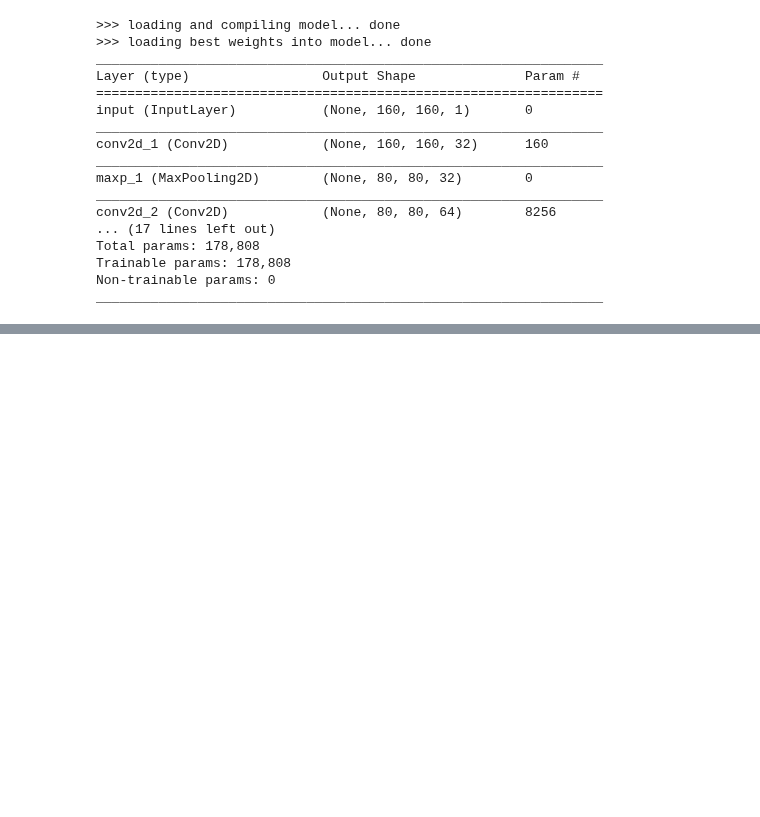
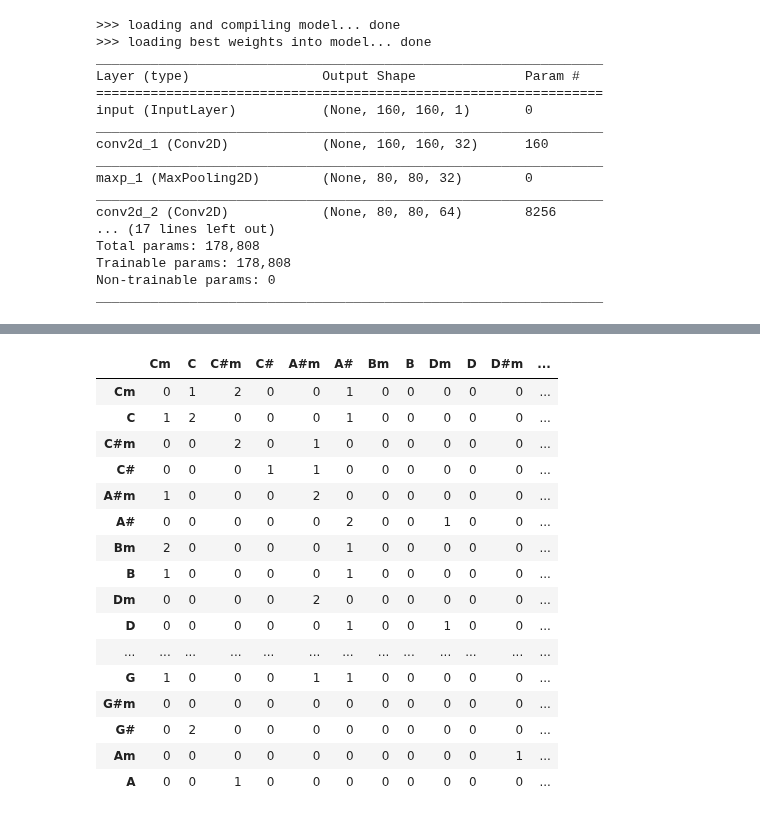
Before and after one commit to damilo/keyestcnn, a Jupyter notebook: model/model.eval.ipynb, the cells around one changed output, grey strips where cells are left out. Cells and saved outputs as stored; diff of their text form; code cells hidden in the pictures; blank space fills up the shorter version.

```diff
--- a/model/model.eval.ipynb
+++ b/model/model.eval.ipynb
@@ -354,0 +450,14 @@ _________________________________________________________________
+# %%
+import os
+import numpy as np
+from sklearn import datasets
+
+PARAM_RND_STATE = 42
+
+container_path = os.path.join ('..', 'src_bench', 'src_spectro')
+load_content = False
+
+src_bench_spectro_data = datasets.load_files (container_path=container_path,
+                                              load_content=load_content,
+                                              random_state=PARAM_RND_STATE)
+src_bench_spectro_data.keys ()
@@ -354,0 +513,34 @@ _________________________________________________________________
+# %%
+# confusion matrix
+import pandas as pd
+from IPython.display import display
+from sklearn.metrics import confusion_matrix
+
+y_true = [y_test[i].argmax () for i in range (len (y_test))]
+model_pred = model.predict (X_test)
+y_pred = [model_pred[i].argmax () for i in range (len (model_pred))]
+
+cm = confusion_matrix (y_true, y_pred)
+cm_pd = pd.DataFrame (data=cm, index=target_keys, columns=target_keys)
+# rows = true label, columns = predicted label
+
+pd.set_option ('display.max_columns', 24)
+display (cm_pd)
+# %% [output]
+|  | Cm | C | C#m | C# | A#m | A# | Bm | B | Dm | D | D#m | ... |
+| Cm | 0 | 1 | 2 | 0 | 0 | 1 | 0 | 0 | 0 | 0 | 0 | ... |
+| C | 1 | 2 | 0 | 0 | 0 | 1 | 0 | 0 | 0 | 0 | 0 | ... |
+| C#m | 0 | 0 | 2 | 0 | 1 | 0 | 0 | 0 | 0 | 0 | 0 | ... |
+| C# | 0 | 0 | 0 | 1 | 1 | 0 | 0 | 0 | 0 | 0 | 0 | ... |
+| A#m | 1 | 0 | 0 | 0 | 2 | 0 | 0 | 0 | 0 | 0 | 0 | ... |
+| A# | 0 | 0 | 0 | 0 | 0 | 2 | 0 | 0 | 1 | 0 | 0 | ... |
+| Bm | 2 | 0 | 0 | 0 | 0 | 1 | 0 | 0 | 0 | 0 | 0 | ... |
+| B | 1 | 0 | 0 | 0 | 0 | 1 | 0 | 0 | 0 | 0 | 0 | ... |
+| Dm | 0 | 0 | 0 | 0 | 2 | 0 | 0 | 0 | 0 | 0 | 0 | ... |
+| D | 0 | 0 | 0 | 0 | 0 | 1 | 0 | 0 | 1 | 0 | 0 | ... |
+| ... | ... | ... | ... | ... | ... | ... | ... | ... | ... | ... | ... | ... |
+| G | 1 | 0 | 0 | 0 | 1 | 1 | 0 | 0 | 0 | 0 | 0 | ... |
+| G#m | 0 | 0 | 0 | 0 | 0 | 0 | 0 | 0 | 0 | 0 | 0 | ... |
+| G# | 0 | 2 | 0 | 0 | 0 | 0 | 0 | 0 | 0 | 0 | 0 | ... |
+| Am | 0 | 0 | 0 | 0 | 0 | 0 | 0 | 0 | 0 | 0 | 1 | ... |
+| A | 0 | 0 | 1 | 0 | 0 | 0 | 0 | 0 | 0 | 0 | 0 | ... |
```
Also changed, not shown: parts of 17 cells of this notebook.
